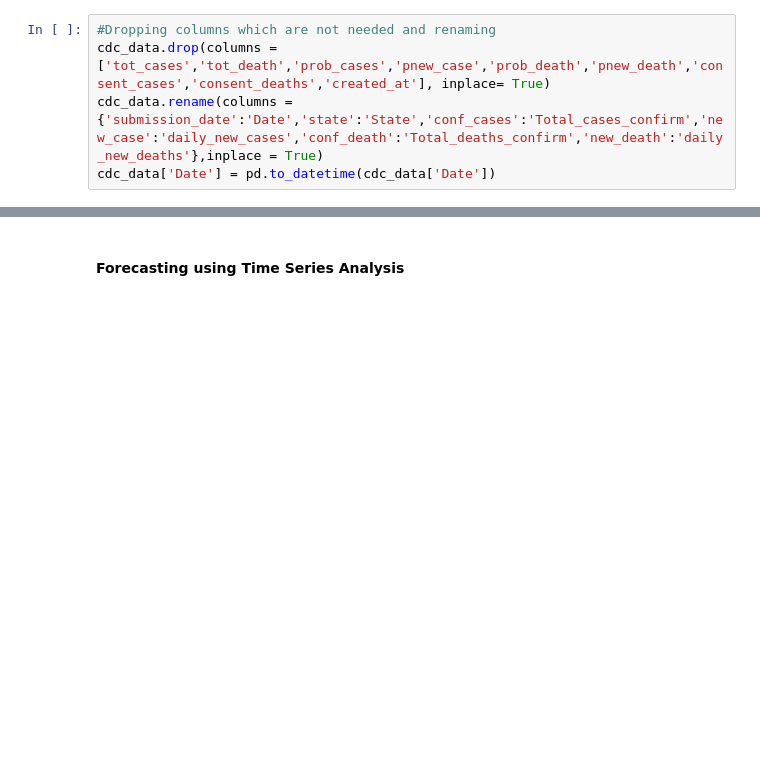
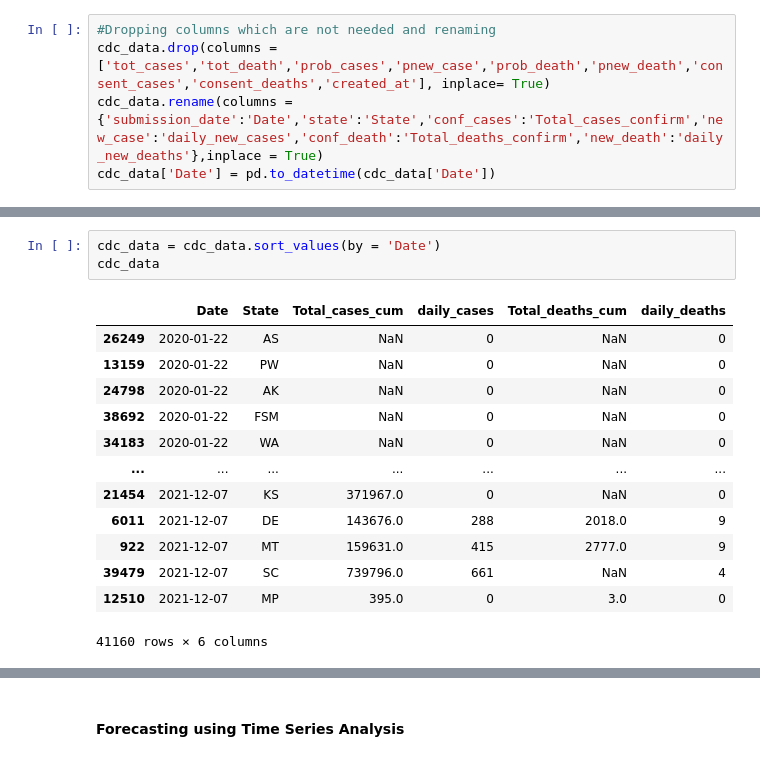
Before and after one commit to ZahraMalwi/COVID-19_CHI, a Jupyter notebook: COVID 19 SPRING 22.ipynb, the cells around one changed output, grey strips where cells are left out. Drawn from its saved outputs; the diff is of its cells as text; blank space fills up the shorter version.

```diff
--- a/COVID 19 SPRING 22.ipynb
+++ b/COVID 19 SPRING 22.ipynb
@@ -119,0 +73,17 @@ US_data
+# %%
+cdc_data = cdc_data.sort_values(by = 'Date')
+cdc_data
+# %% [output]
+|  | Date | State | Total_cases_cum | daily_cases | Total_deaths_cum | daily_deaths |
+| 26249 | 2020-01-22 | AS | NaN | 0 | NaN | 0 |
+| 13159 | 2020-01-22 | PW | NaN | 0 | NaN | 0 |
+| 24798 | 2020-01-22 | AK | NaN | 0 | NaN | 0 |
+| 38692 | 2020-01-22 | FSM | NaN | 0 | NaN | 0 |
+| 34183 | 2020-01-22 | WA | NaN | 0 | NaN | 0 |
+| ... | ... | ... | ... | ... | ... | ... |
+| 21454 | 2021-12-07 | KS | 371967.0 | 0 | NaN | 0 |
+| 6011 | 2021-12-07 | DE | 143676.0 | 288 | 2018.0 | 9 |
+| 922 | 2021-12-07 | MT | 159631.0 | 415 | 2777.0 | 9 |
+| 39479 | 2021-12-07 | SC | 739796.0 | 661 | NaN | 4 |
+| 12510 | 2021-12-07 | MP | 395.0 | 0 | 3.0 | 0 |
+41160 rows × 6 columns
```
Also changed, not shown: parts of 24 cells of this notebook.
